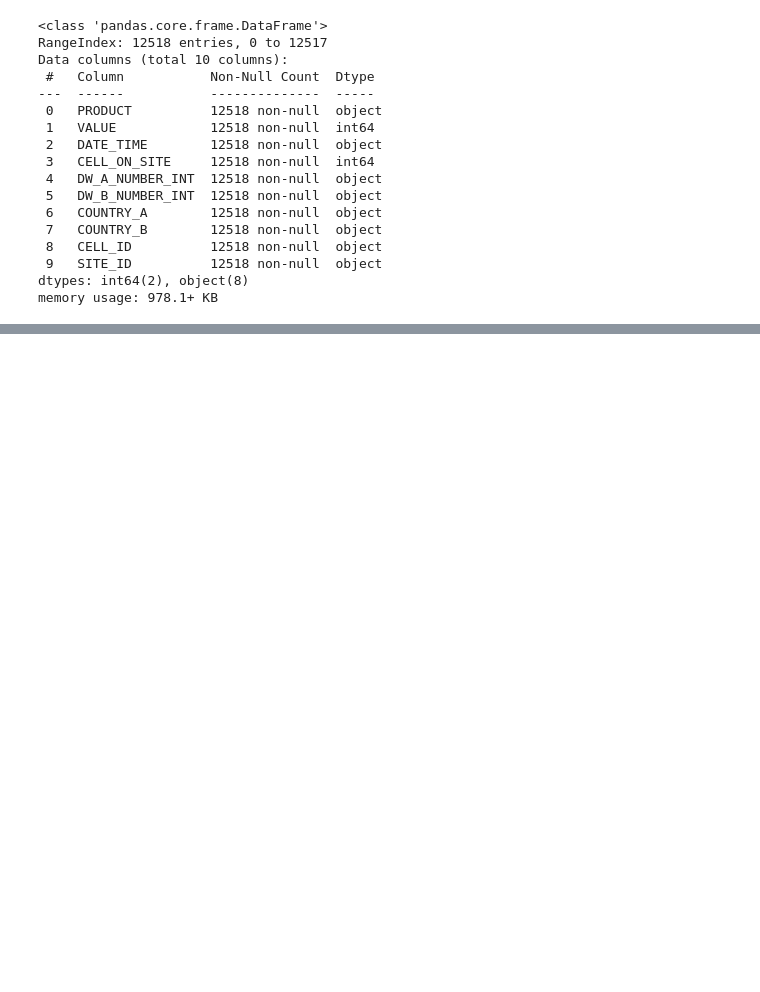
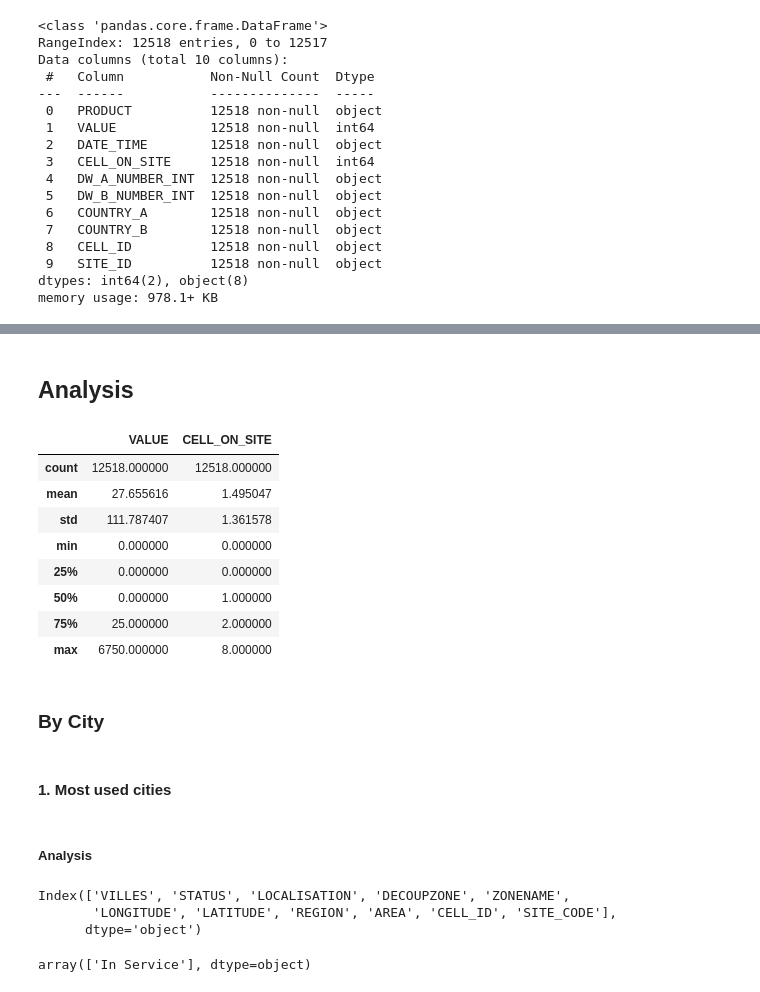
Before and after one commit to deborahmasibo/moringa_prep_week_3_ip, a Jupyter notebook: week3_ip.ipynb, the cells around one changed output, grey strips where cells are left out. Drawn from its saved outputs; the diff is of its cells as text; code cells hidden in the pictures; blank space fills up the shorter version.

```diff
--- a/week3_ip.ipynb
+++ b/week3_ip.ipynb
@@ -319,0 +379,33 @@ memory usage: 978.1+ KB
+# %% [markdown]
+## Analysis
+# %%
+# Check description
+telcom_all.describe()
+# %% [output]
+|  | VALUE | CELL_ON_SITE |
+| count | 12518.000000 | 12518.000000 |
+| mean | 27.655616 | 1.495047 |
+| std | 111.787407 | 1.361578 |
+| min | 0.000000 | 0.000000 |
+| 25% | 0.000000 | 0.000000 |
+| 50% | 0.000000 | 1.000000 |
+| 75% | 25.000000 | 2.000000 |
+| max | 6750.000000 | 8.000000 |
+# %% [markdown]
+### By City
+# %% [markdown]
+#### 1. Most used cities
+# %% [markdown]
+##### Analysis
+# %%
+# Check available columns
+cells_geo.columns
+# %% [output]
+Index(['VILLES', 'STATUS', 'LOCALISATION', 'DECOUPZONE', 'ZONENAME',
+       'LONGITUDE', 'LATITUDE', 'REGION', 'AREA', 'CELL_ID', 'SITE_CODE'],
+      dtype='object')
+# %%
+# Check service status available
+cells_geo['STATUS'].unique()
+# %% [output]
+array(['In Service'], dtype=object)
```
Also changed, not shown: parts of 22 cells of this notebook.
